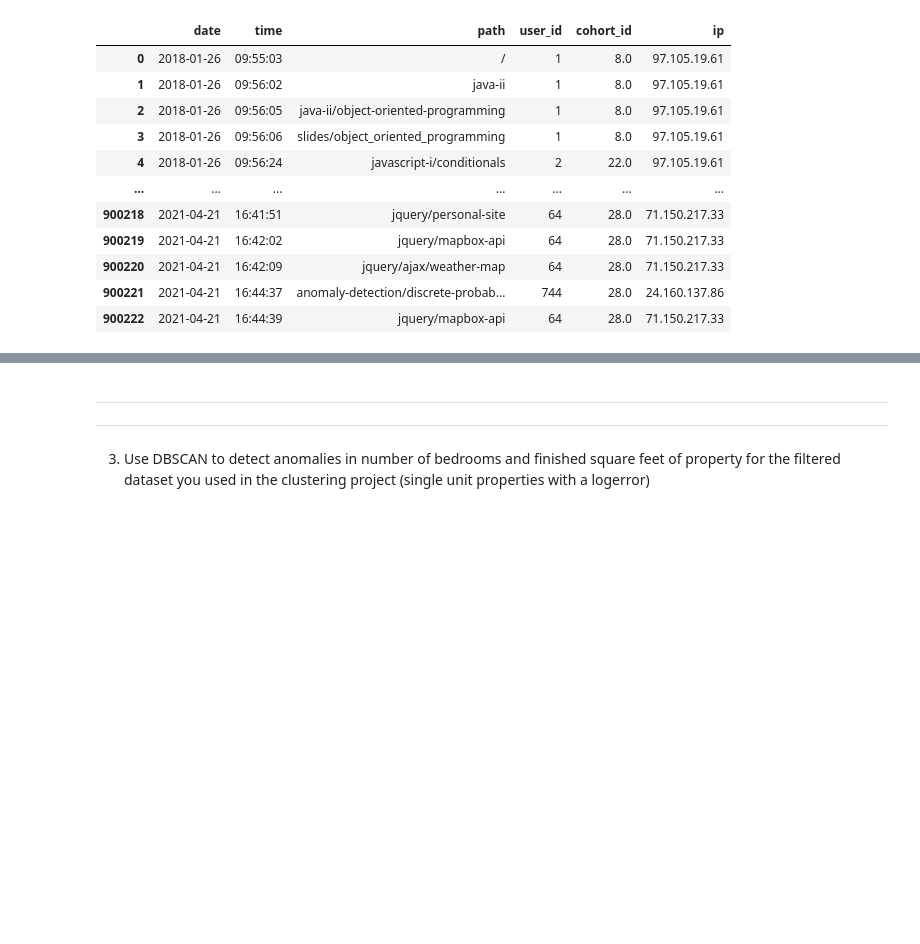
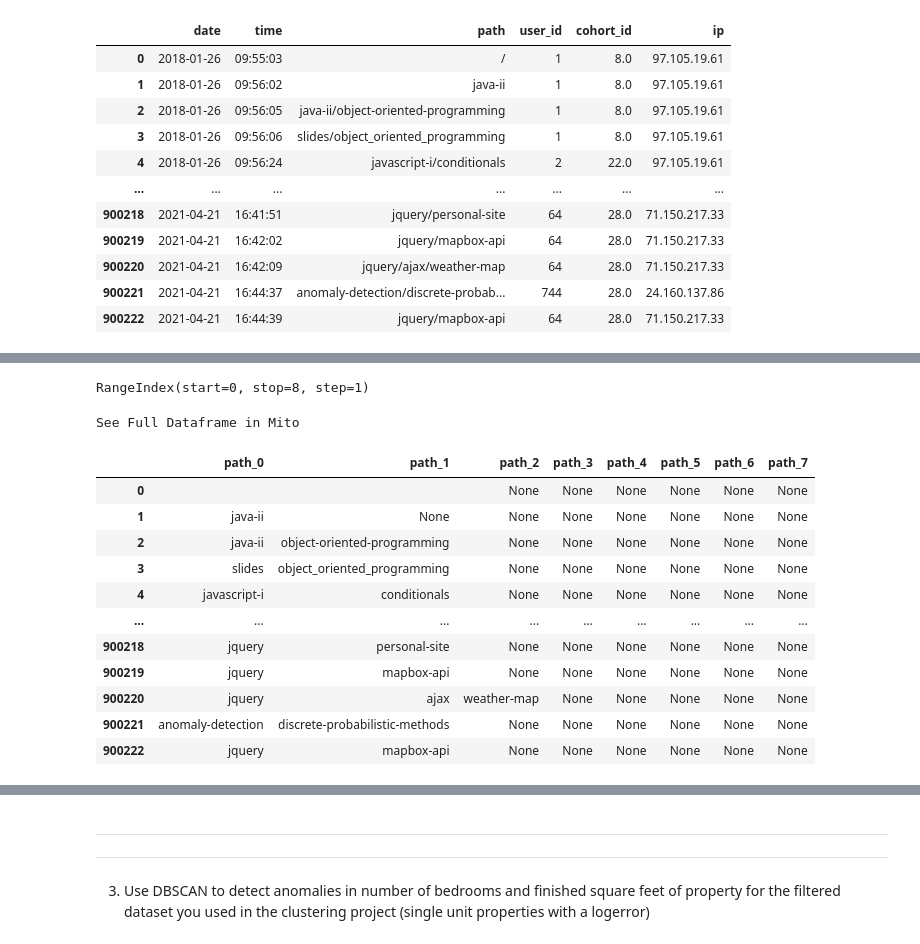
Before and after one commit to nicholas-dougherty/anomaly-detection-exercises, a Jupyter notebook: clustering_anomaly_detection.ipynb, the cells around one changed output, grey strips where cells are left out. Saved outputs shown, nothing was run; the diff lists cells and outputs as text; code cells hidden in the pictures; blank space fills up the shorter version.

```diff
--- a/clustering_anomaly_detection.ipynb
+++ b/clustering_anomaly_detection.ipynb
@@ -275,0 +328,25 @@ See Full Dataframe in Mito
+# %%
+paths = pd.DataFrame(df2.path.str.split('/', expand=True))
+# %%
+paths.columns
+# %% [output]
+RangeIndex(start=0, stop=8, step=1)
+# %%
+paths = paths.rename(columns={0: 'path_0', 1: 'path_1', 2: 'path_2', 3: 'path_3', 4: 'path_4', 5: 'path_5', 6: 'path_6', 7: 'path_7'})
+#755 unique values in the initial path.
+# %%
+paths
+# %% [output]
+See Full Dataframe in Mito
+|  | path_0 | path_1 | path_2 | path_3 | path_4 | path_5 | path_6 | path_7 |
+| 0 |  |  | None | None | None | None | None | None |
+| 1 | java-ii | None | None | None | None | None | None | None |
+| 2 | java-ii | object-oriented-programming | None | None | None | None | None | None |
+| 3 | slides | object_oriented_programming | None | None | None | None | None | None |
+| 4 | javascript-i | conditionals | None | None | None | None | None | None |
+| ... | ... | ... | ... | ... | ... | ... | ... | ... |
+| 900218 | jquery | personal-site | None | None | None | None | None | None |
+| 900219 | jquery | mapbox-api | None | None | None | None | None | None |
+| 900220 | jquery | ajax | weather-map | None | None | None | None | None |
+| 900221 | anomaly-detection | discrete-probabilistic-methods | None | None | None | None | None | None |
+| 900222 | jquery | mapbox-api | None | None | None | None | None | None |
```
Also changed, not shown: parts of 42 cells of this notebook, 1 other file.
